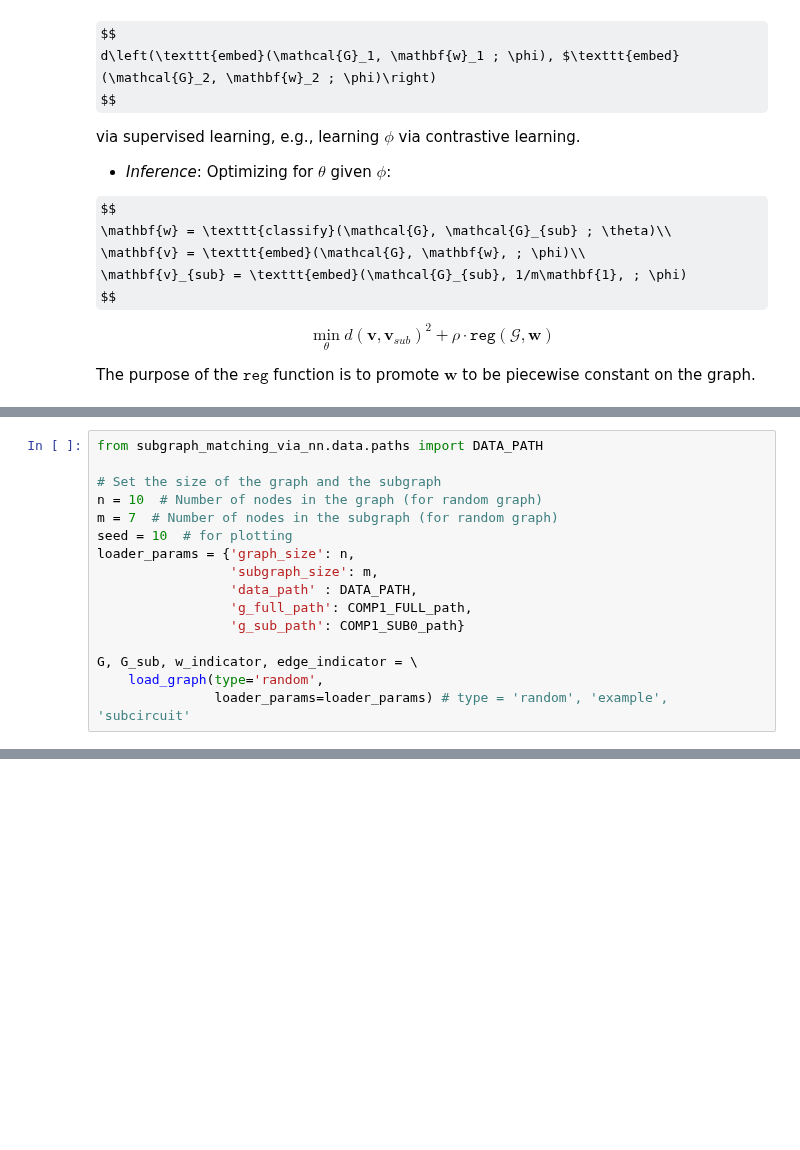
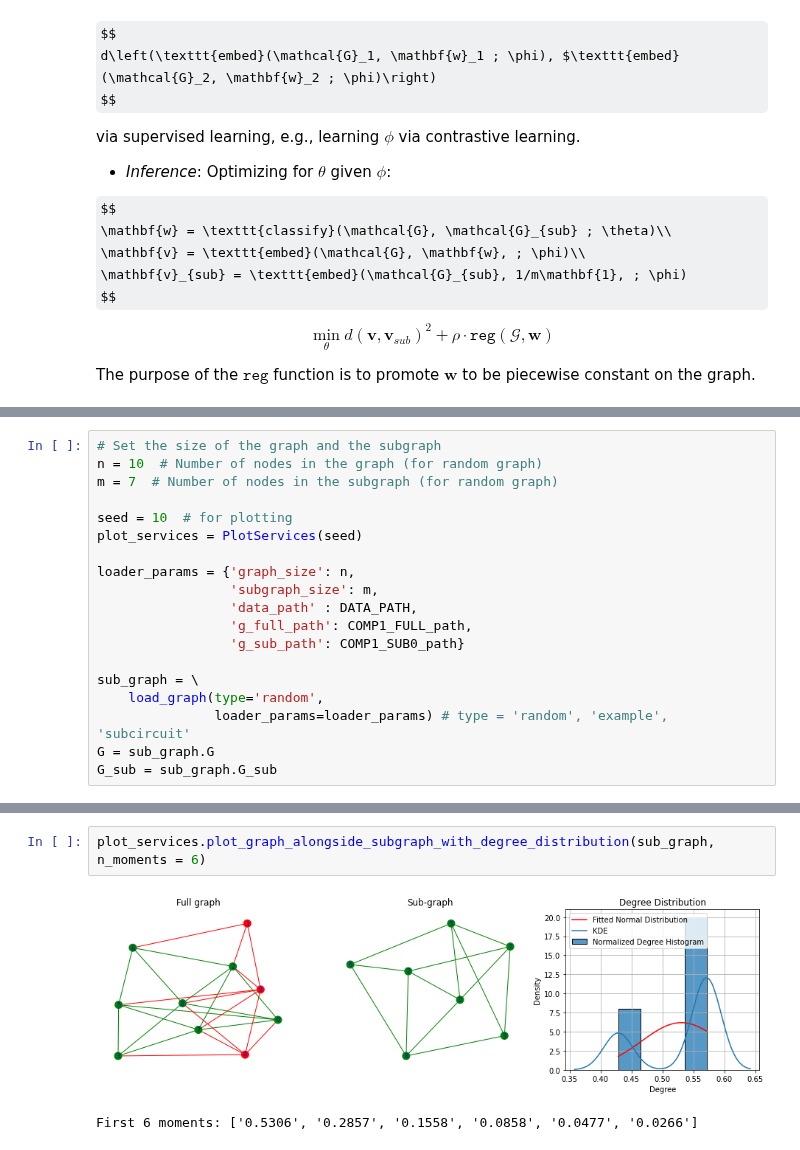
Before and after one commit to vistalab-technion/GraphMatching, a Jupyter notebook: subgraph_matching_via_nn/subgraph_localization_poc.ipynb, the cells around one changed output, grey strips where cells are left out. Saved outputs shown, nothing was run; the diff lists cells and outputs as text; some formulas as TeX source; blank space fills up the shorter version.

```diff
--- a/subgraph_matching_via_nn/subgraph_localization_poc.ipynb
+++ b/subgraph_matching_via_nn/subgraph_localization_poc.ipynb
@@ -82,16 +85,19 @@ plt.rcParams["figure.figsize"] = (6, 3)  # Set the desired figure size (width, h
 # %%
-from subgraph_matching_via_nn.data.paths import DATA_PATH
-
 # Set the size of the graph and the subgraph
 n = 10  # Number of nodes in the graph (for random graph)
 m = 7  # Number of nodes in the subgraph (for random graph)
+
 seed = 10  # for plotting
+plot_services = PlotServices(seed)
+
 loader_params = {'graph_size': n,
                  'subgraph_size': m,
                  'data_path' : DATA_PATH,
                  'g_full_path': COMP1_FULL_path,
                  'g_sub_path': COMP1_SUB0_path}
 
-G, G_sub, w_indicator, edge_indicator = \
+sub_graph = \
     load_graph(type='random',
                loader_params=loader_params) # type = 'random', 'example', 'subcircuit'
+G = sub_graph.G
+G_sub = sub_graph.G_sub
@@ -439,0 +104,5 @@ Remark: embeddings_gt and embeddings_sub might differ if we don't transform to l
+# %%
+plot_services.plot_graph_alongside_subgraph_with_degree_distribution(sub_graph, n_moments = 6)
+# %% [output]
+[figure, added]
+First 6 moments: ['0.5306', '0.2857', '0.1558', '0.0858', '0.0477', '0.0266']
```
Also changed, not shown: parts of 22 cells of this notebook, 12 other files.
